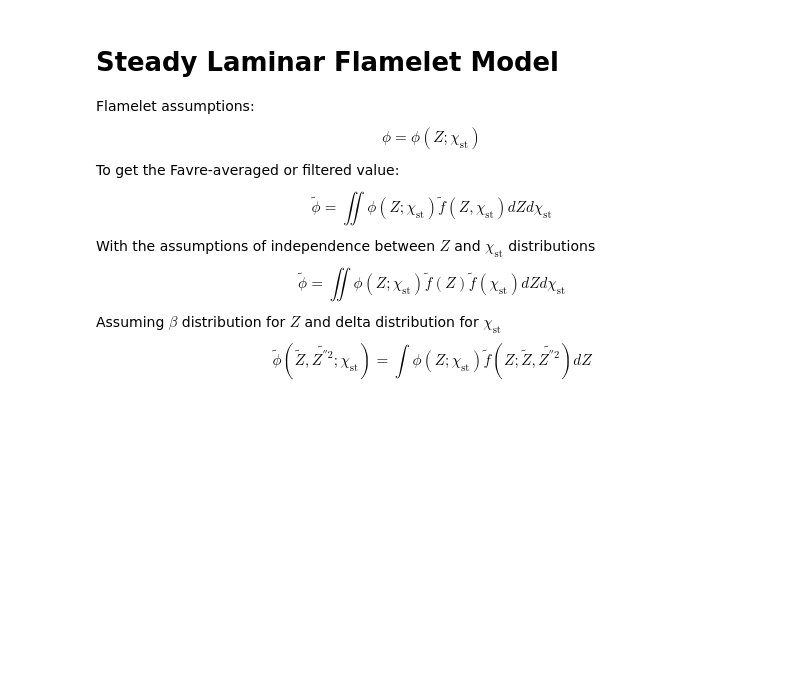
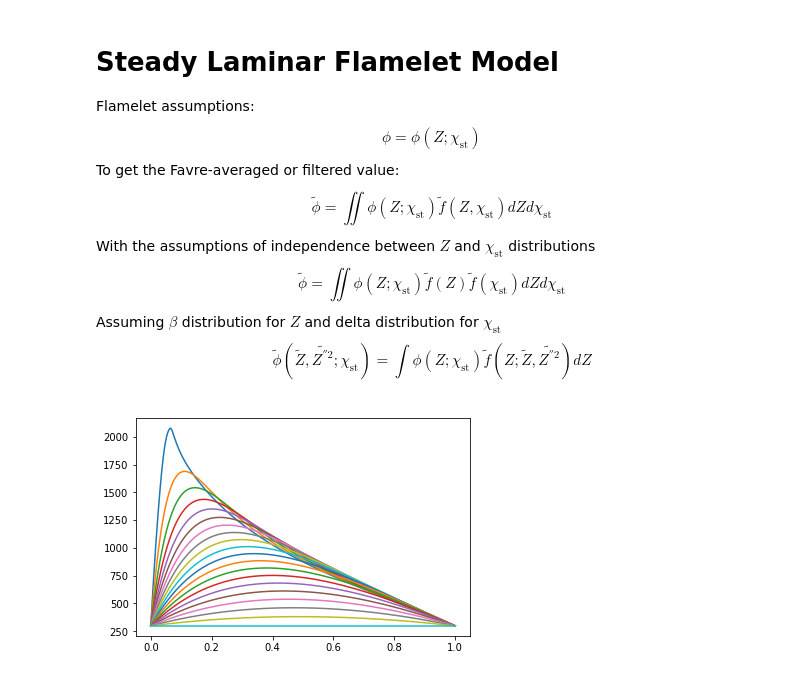
Before and after one commit to Combustion-Zhen/flamelet2table, a Jupyter notebook: SLFM.ipynb, the cells around one changed output. Drawn from its saved outputs; the diff is of its cells as text; code cells hidden in the pictures; blank space fills up the shorter version.

```diff
--- a/SLFM.ipynb
+++ b/SLFM.ipynb
@@ -45,9 +46,10 @@ Z_average = flamelet['Z']
 n_Z_average = Z_average.size
 # %%
 # the number of variables to be integrated
-variable_names = list(flamelet.dtype.names)
-variable_names.remove('Z')
-n_variable = len(variable_names)
+names = list(flamelet.dtype.names)
+names.remove('Z')
+variable_names = np.array( names )
+n_variable = variable_names.size
 # %%
 # the Z_variance axis
 n_Z_variance = 20
@@ -62,3 +64,8 @@ for l, chi_st in enumerate(chi):
         for j, ave in enumerate(Z_average):
             for k, name in enumerate(variable_names):
                 flamelet_table[l,i,j,k] = beta_integration(flamelet[name], flamelet['Z'], ave, nvar)
+# %%
+for i, nvar in enumerate(Z_variance):
+    plt.plot(Z_average, flamelet_table[0,i,:,0])
+# %% [output]
+[figure, added]
```
Also changed, not shown: parts of 2 cells of this notebook, 1 other file.
